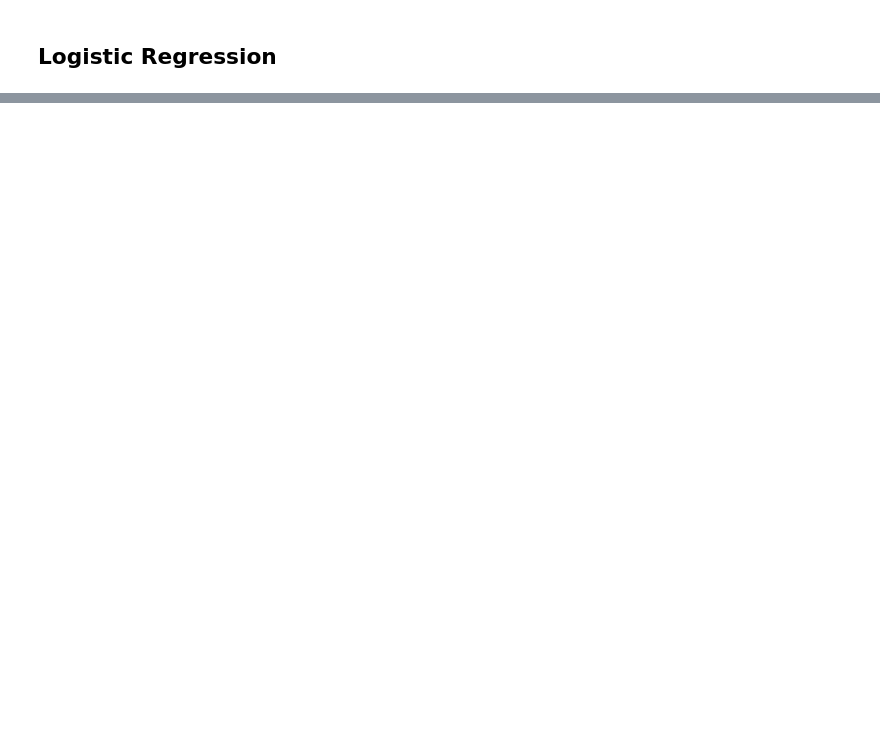
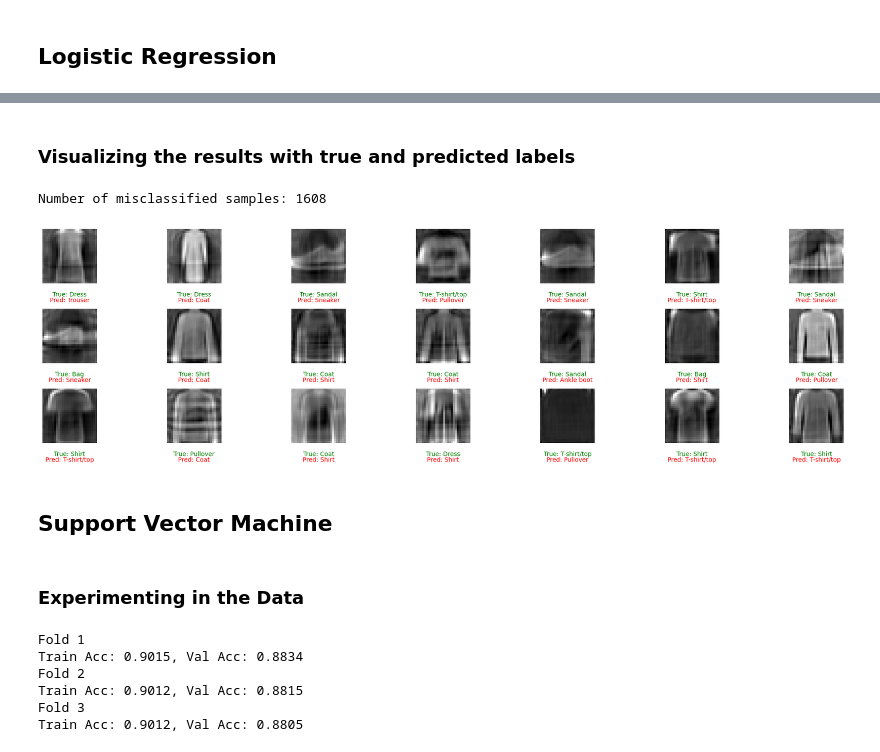
Before and after one commit to tandao0909/pattern-recognition, a Jupyter notebook: Lab 01/The Curse and Reduction of Dimensionality/Curse and Reduction of Dimensionality.ipynb, the cells around one changed output, grey strips where cells are left out. Drawn from its saved outputs; the diff is of its cells as text; code cells hidden in the pictures; blank space fills up the shorter version.

```diff
--- a/Lab 01/The Curse and Reduction of Dimensionality/Curse and Reduction of Dimensionality.ipynb
+++ b/Lab 01/The Curse and Reduction of Dimensionality/Curse and Reduction of Dimensionality.ipynb
@@ -314,0 +445,13 @@ Average Val Accuracy: 0.8484
+# %%
+import pickle
+
+best_log_reg = LogisticRegression(C=best_params['C'], solver=best_params['solver'], max_iter=10000)
+best_log_reg.fit(X_train_pca, y_train)
+
+with open("best_log_reg.pkl", "wb") as f:
+    pickle.dump(best_log_reg, f)
+# %%
+best_log_reg = pickle.load(open("best_log_reg.pkl", "rb"))
+y_test_pred = best_log_reg.predict(X_test_pca)
+print(f"Prediction on test set: {y_test_pred}")
+print(f"Test Accuracy: {accuracy_score(y_test, y_test_pred):.4f}")
@@ -314,0 +520,7 @@ Average Val Accuracy: 0.8484
+# %% [markdown]
+### Visualizing the results with true and predicted labels
+# %%
+wrong_indices = np.where(y_test != y_test_pred)[0]
+print(f"Number of misclassified samples: {len(wrong_indices)}")
+# %% [output]
+Number of misclassified samples: 1608
@@ -314,0 +584,50 @@ Average Val Accuracy: 0.8484
+# %%
+plot_wrong_predictions(X_test_reconstructed, y_test, y_test_pred, wrong_indices, N=21)
+# %% [output]
+[figure, added]
+# %% [markdown]
+## Support Vector Machine
+# %% [markdown]
+### Experimenting in the Data
+# %%
+import numpy as np
+from sklearn.svm import SVC
+from sklearn.model_selection import KFold
+
+X_train_pca = np.load('X_train_pca.npy')
+X_test_pca = np.load('X_test_pca.npy')
+y_train = np.load('y_train.npy')
+y_test = np.load('y_test.npy')
+
+svm = SVC(kernel='rbf', C=1, gamma='scale') # `gamma='scale'` is the default value
+
+kf = KFold(n_splits=3, shuffle=True, random_state=42)
+
+train_accuracies = []
+val_accuracies = []
+
+for fold, (train_index, val_index) in enumerate(kf.split(X_train_pca)):
+    print(f"Fold {fold + 1}")
+
+    X_train_fold, X_val_fold = X_train_pca[train_index], X_train_pca[val_index]
+    y_train_fold, y_val_fold = y_train[train_index], y_train[val_index]
+
+    svm.fit(X_train_fold, y_train_fold)
+
+    y_train_pred = svm.predict(X_train_fold)
+    y_val_pred = svm.predict(X_val_fold)
+
+    train_accuracy = accuracy_score(y_train_fold, y_train_pred)
+    val_accuracy = accuracy_score(y_val_fold, y_val_pred)
+
+    train_accuracies.append(train_accuracy)
+    val_accuracies.append(val_accuracy)
+
+    print(f"Train Acc: {train_accuracy:.4f}, Val Acc: {val_accuracy:.4f}")
+# %% [output]
+Fold 1
+Train Acc: 0.9015, Val Acc: 0.8834
+Fold 2
+Train Acc: 0.9012, Val Acc: 0.8815
+Fold 3
+Train Acc: 0.9012, Val Acc: 0.8805
```
Also changed, not shown: parts of 38 cells of this notebook, 4 other files.
